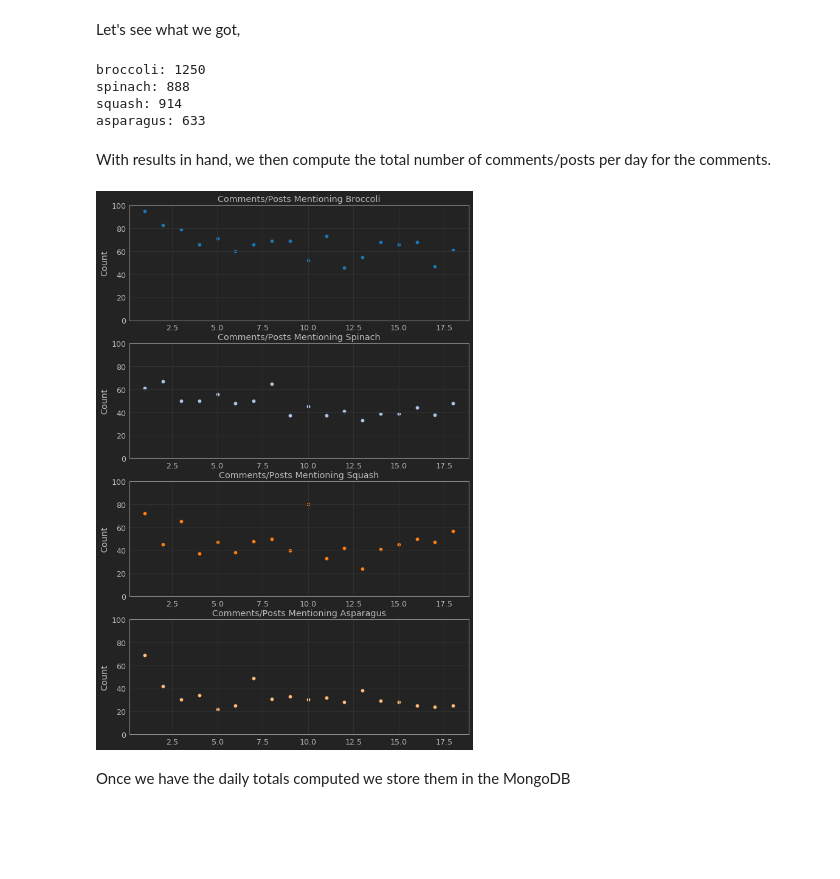
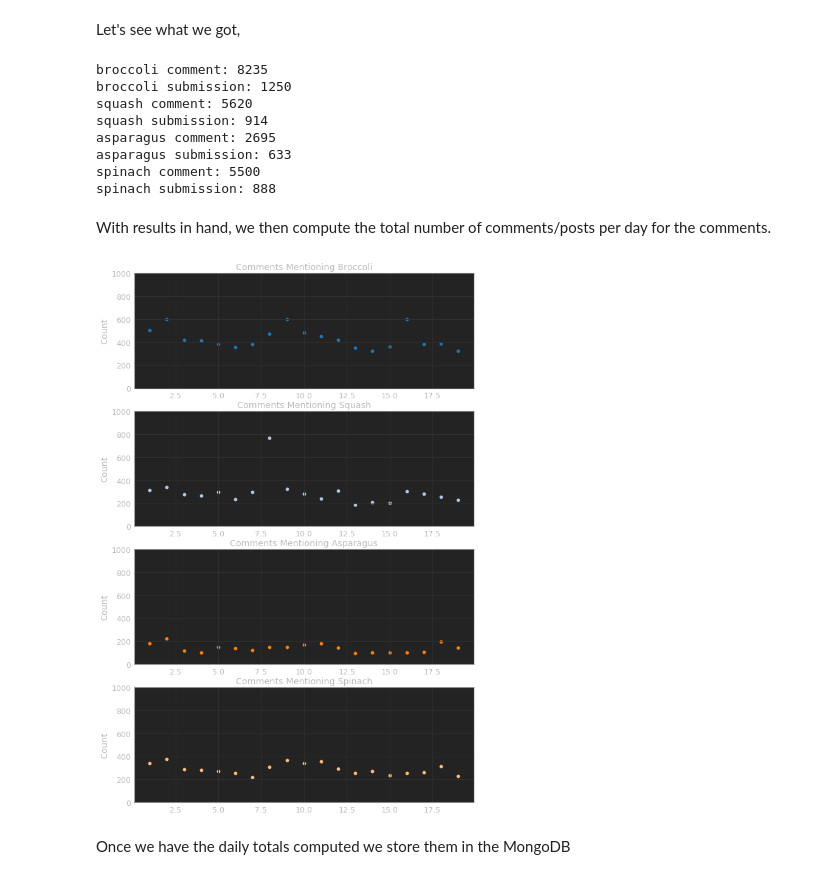
Before and after one commit to differentiablef/vegetables-etl, a Jupyter notebook: michael/notes-extract-transform.ipynb, the cells around one changed output. Cells and saved outputs as stored; diff of their text form; code cells hidden in the pictures; blank space fills up the shorter version.

```diff
--- a/michael/notes-extract-transform.ipynb
+++ b/michael/notes-extract-transform.ipynb
@@ -61,52 +61,57 @@ data = dict.fromkeys(words)
 # and looping over all words and data sources;
 for word in words:
     for url in apis:
-        data[word] = dict()
+        data[word] = dict.fromkeys(apis.get(url))
         for target in apis.get(url):
             data[word][target] = []
             params = apis[url][target].copy() # (params for api)
             params['q'] = word # setting query string to 'word'
 
             # and loop until we've got everything
-            data[word], remaining = get_objects( url+target, params )
+            data[word][target], remaining = get_objects( url+target, params )
             while remaining > 0:
-                params['after'] = data[word][-1].get('created_utc')+1
+                params['after'] = data[word][target][-1].get('created_utc')+1
                 d, remaining = get_objects( url+target, params )
-                data[word].extend(d)
+                data[word][target].extend(d)
 # %% [markdown]
 Let's see what we got,
 # %%
 for word in words:
-    print(f'{word}: {len(data[word])}')
+    for typ in data[word]:
+        print(f'{word} {typ}: {len(data[word][typ])}')
 # %% [output]
-broccoli: 1250
-spinach: 888
-squash: 914
-asparagus: 633
+broccoli comment: 8235
+broccoli submission: 1250
+squash comment: 5620
+squash submission: 914
+asparagus comment: 2695
+asparagus submission: 633
+spinach comment: 5500
+spinach submission: 888
 # %% [markdown]
 With results in hand, we then compute the total number of comments/posts per day for the comments.
 # %%
 
 import numpy as np
 import matplotlib.pyplot as plt
 
 fig, ax = plt.subplots(len(words),1) #(len(words), 1)
 fig.set_size_inches(10, 4*4)
 
-ax[0].set_title(f'Comments/Posts Mentioning {word.title()}')
+ax[0].set_title(f'Comments Mentioning {word.title()}')
 
 for ii, word in enumerate(words):
-    times = [x.get('created_utc') for x in data[word]]
+    times = [x.get('created_utc') for x in data[word]['comment']]
     h,b = np.histogram(
         times,
-        bins=np.arange( min(times)-1, max(times)+1, 24*60**2))
+        bins=np.arange( after, before+1, 24*60**2))
 
     ax[ii].scatter((b[1:] - after)/(24*60**2), h, color=cmap[ii])
-    ax[ii].set_title(f'Comments/Posts Mentioning {word.title()}')
+    ax[ii].set_title(f'Comments Mentioning {word.title()}')
     ax[ii].set_ylabel('Count')
-    ax[ii].set_ylim(0,100)
+    ax[ii].set_ylim(0,1000)
 # %% [output]
-[figure, old version]
+[figure, new version]
 # %% [markdown]
 Once we have the daily totals computed we store them in the MongoDB
 # %%
```
Also changed, not shown: parts of 2 cells of this notebook.
